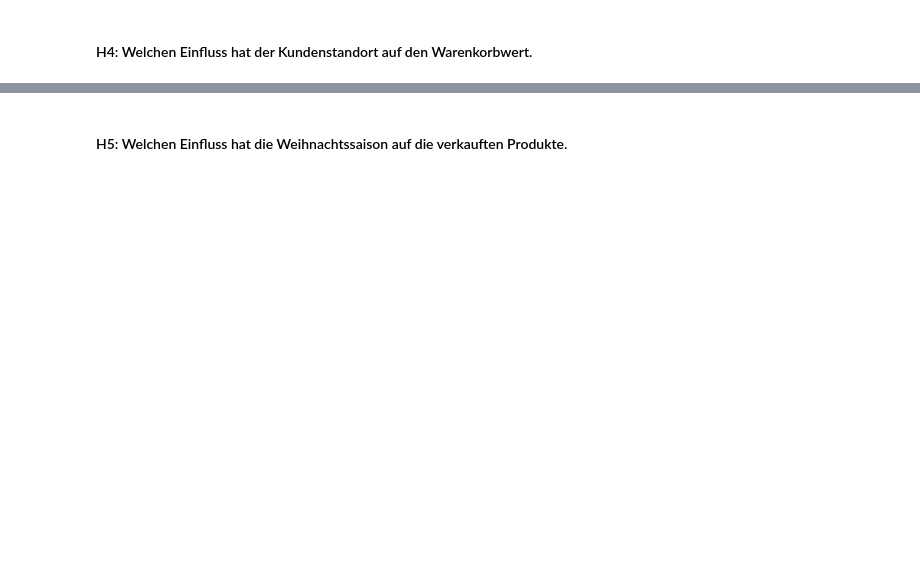
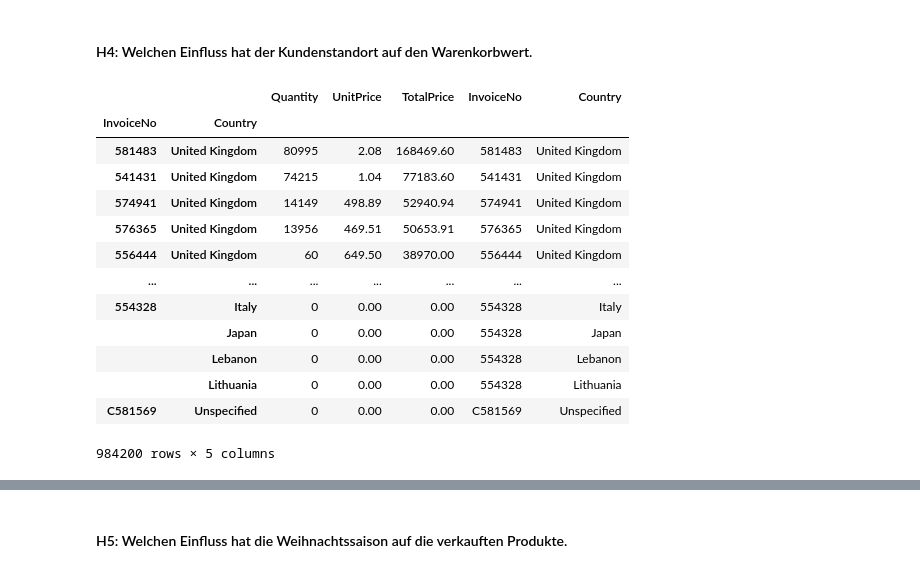
Before and after one commit to ArditFazliu/Analytics-und-Data-Storytelling, a Jupyter notebook: references/project-proposal.ipynb, the cells around one changed output, grey strips where cells are left out. Cells and saved outputs as stored; diff of their text form; code cells hidden in the pictures; blank space fills up the shorter version.

```diff
--- a/references/project-proposal.ipynb
+++ b/references/project-proposal.ipynb
@@ -254,0 +372,2 @@ Im folgenden wird die explorative Datenanalyse für jede Hypothese durchgeführt
+# %%
+set_stockcode = set(non_stockcode)
@@ -255,2 +450,32 @@ Im folgenden wird die explorative Datenanalyse für jede Hypothese durchgeführt
 # %% [markdown]
 #### H3: Der erzielte Umsatz innerhalb eines Landes beträgt mindestens 40%.
+# %%
+# Filter nach den umsatzstärksten Produkten
+df_sales = df_sales[~df_sales["StockCode"].isin(set_stockcode)]
+df_plot = df_sales.groupby("Country").sum().sort_values(["TotalPrice"], ascending=False)[:10]
+df_plot["Country"] = df_plot.index
+
+
+# Visualisierung der umsatzstärksten Kunden
+alt.Chart(df_plot).mark_bar().encode(
+    x=alt.X("TotalPrice",
+            axis=alt.Axis(title="TotalPrice",
+                          labelAngle=0,
+                          titleAnchor="start",
+                          grid=False)),
+    y=alt.Y("Country",
+            sort="-x",
+            axis=alt.Axis(title = "Land",
+                          titleAnchor="middle"))
+).properties(
+    title="Zehn umsatzstärksten Länder",
+    width=450,
+    height=200
+).configure_view(
+    strokeWidth=0
+).configure_title(
+    fontSize=16,
+    font='Arial',
+    color='black',
+    anchor='start'
+)
@@ -257,2 +484,27 @@ Im folgenden wird die explorative Datenanalyse für jede Hypothese durchgeführt
 # %% [markdown]
 #### H4: Welchen Einfluss hat der Kundenstandort auf den Warenkorbwert.
+# %%
+# Filter nach den umsatzstärksten Produkten
+df_sales = df_sales[~df_sales["StockCode"].isin(set_stockcode)]
+# %%
+
+df_plot = df_sales.groupby(["InvoiceNo", "Country"]).sum().sort_values(["TotalPrice"], ascending=False)
+df_plot["InvoiceNo"] = df_plot.index.get_level_values(0)
+df_plot["Country"] = df_plot.index.get_level_values(1)
+# %%
+df_plot
+# %% [output]
+|  |  | Quantity | UnitPrice | TotalPrice | InvoiceNo | Country |
+| InvoiceNo | Country |  |  |  |  |  |
+| 581483 | United Kingdom | 80995 | 2.08 | 168469.60 | 581483 | United Kingdom |
+| 541431 | United Kingdom | 74215 | 1.04 | 77183.60 | 541431 | United Kingdom |
+| 574941 | United Kingdom | 14149 | 498.89 | 52940.94 | 574941 | United Kingdom |
+| 576365 | United Kingdom | 13956 | 469.51 | 50653.91 | 576365 | United Kingdom |
+| 556444 | United Kingdom | 60 | 649.50 | 38970.00 | 556444 | United Kingdom |
+| ... | ... | ... | ... | ... | ... | ... |
+| 554328 | Italy | 0 | 0.00 | 0.00 | 554328 | Italy |
+|  | Japan | 0 | 0.00 | 0.00 | 554328 | Japan |
+|  | Lebanon | 0 | 0.00 | 0.00 | 554328 | Lebanon |
+|  | Lithuania | 0 | 0.00 | 0.00 | 554328 | Lithuania |
+| C581569 | Unspecified | 0 | 0.00 | 0.00 | C581569 | Unspecified |
+984200 rows × 5 columns
```
Also changed, not shown: parts of 16 cells of this notebook.
